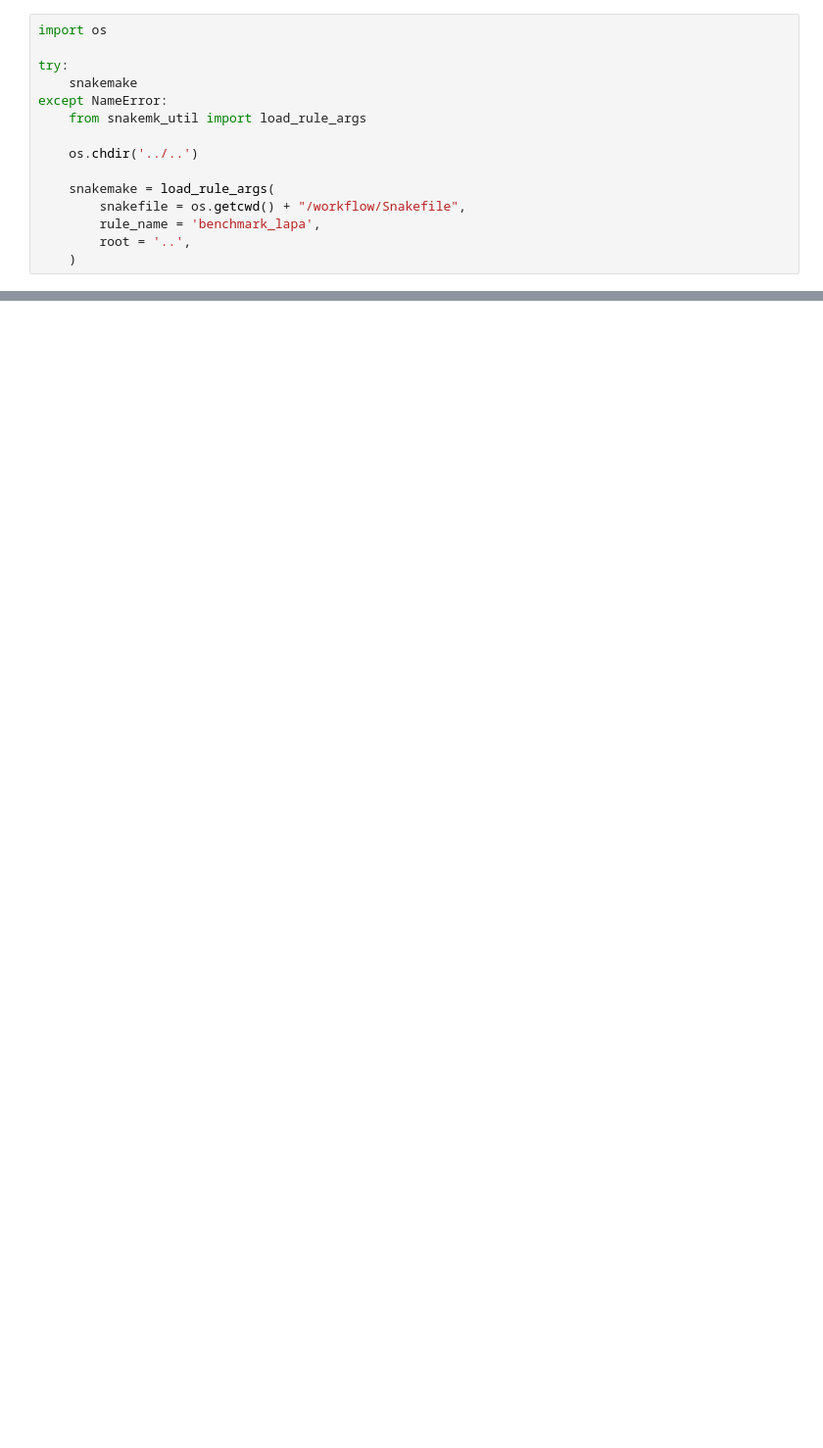
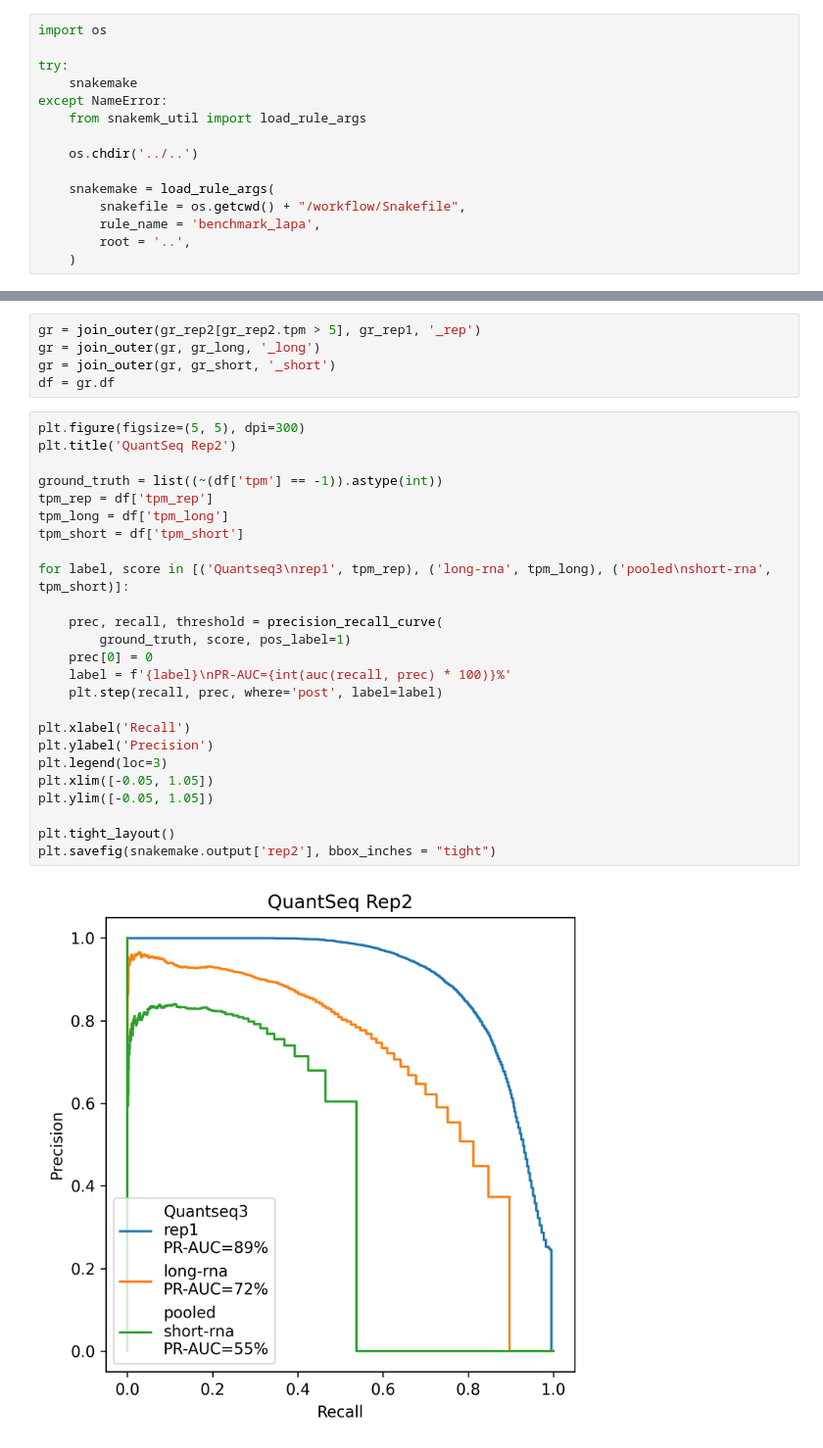
Before and after one commit to mortazavilab/lapa, a Jupyter notebook: workflow/benchmark/Untitled.ipynb, the cells around one changed output, grey strips where cells are left out. Shown: that part at 98% size. Drawn from its saved outputs; the diff is of its cells as text; blank space fills up the shorter version.

```diff
--- a/workflow/benchmark/Untitled.ipynb
+++ b/workflow/benchmark/Untitled.ipynb
@@ -30,0 +75,32 @@ ls: cannot access data/results/lapa/gm12878/long_rna_lapa: Stale file handle
+# %%
+gr = join_outer(gr_rep2[gr_rep2.tpm > 5], gr_rep1, '_rep')
+gr = join_outer(gr, gr_long, '_long')
+gr = join_outer(gr, gr_short, '_short')
+df = gr.df
+# %%
+plt.figure(figsize=(5, 5), dpi=300)
+plt.title('QuantSeq Rep2')
+
+ground_truth = list((~(df['tpm'] == -1)).astype(int))
+tpm_rep = df['tpm_rep']
+tpm_long = df['tpm_long']
+tpm_short = df['tpm_short']
+
+for label, score in [('Quantseq3\nrep1', tpm_rep), ('long-rna', tpm_long), ('pooled\nshort-rna', tpm_short)]:
+
+    prec, recall, threshold = precision_recall_curve(
+        ground_truth, score, pos_label=1)
+    prec[0] = 0
+    label = f'{label}\nPR-AUC={int(auc(recall, prec) * 100)}%'
+    plt.step(recall, prec, where='post', label=label)
+
+plt.xlabel('Recall')
+plt.ylabel('Precision')
+plt.legend(loc=3)
+plt.xlim([-0.05, 1.05])
+plt.ylim([-0.05, 1.05])
+
+plt.tight_layout()
+plt.savefig(snakemake.output['rep2'], bbox_inches = "tight")
+# %% [output]
+[figure, added]
```
Also changed, not shown: parts of 9 cells of this notebook, 4 other files.
